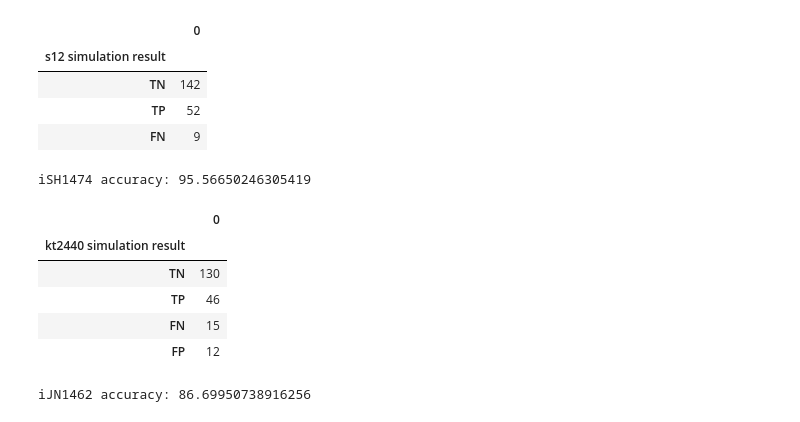
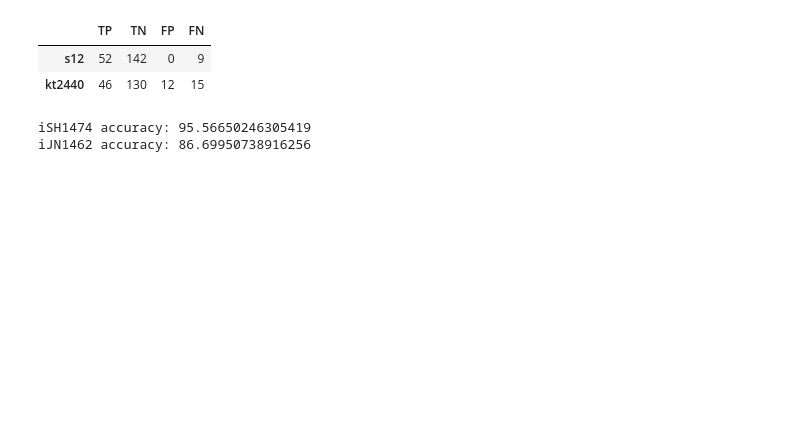
Before and after one commit to sybirg/S12_gem, a Jupyter notebook: Figure 4A: PM simulation/PM simulation.ipynb, the cells around one changed output. Drawn from its saved outputs; the diff is of its cells as text; code cells hidden in the pictures; blank space fills up the shorter version.

```diff
--- a/Figure 4A: PM simulation/PM simulation.ipynb
+++ b/Figure 4A: PM simulation/PM simulation.ipynb
@@ -88,22 +87,25 @@ for gem in ['s12','kt2440']:
     model = globals()[gem]
     simulation_result = growth_simulation(model)
     pm[gem+' simulation result'] = simulation_result
-
-display(pd.DataFrame(pm[['s12 simulation result']].value_counts()))
-print('iSH1474 accuracy:',(pm[['s12 simulation result']].value_counts().TP + pm[['s12 simulation result']].value_counts().TN)/203 * 100)
-display(pd.DataFrame(pm[['kt2440 simulation result']].value_counts()))
-print('iJN1462 accuracy:',(pm[['kt2440 simulation result']].value_counts().TP + pm[['kt2440 simulation result']].value_counts().TN)/203 * 100)
-# %% [output]
-|  | 0 |
-| s12 simulation result |  |
-| TN | 142 |
-| TP | 52 |
-| FN | 9 |
-iSH1474 accuracy: 95.56650246305419
-|  | 0 |
-| kt2440 simulation result |  |
-| TN | 130 |
-| TP | 46 |
-| FN | 15 |
-| FP | 12 |
-iJN1462 accuracy: 86.69950738916256
+# %%
+data = {'TP':[],'TN':[],'FP':[],'FN':[]}
+
+data['TP'].append(pm['s12 simulation result'].to_list().count('TP'))
+data['TN'].append(pm['s12 simulation result'].to_list().count('TN'))
+data['FP'].append(pm['s12 simulation result'].to_list().count('FP'))
+data['FN'].append(pm['s12 simulation result'].to_list().count('FN'))
+
+data['TP'].append(pm['kt2440 simulation result'].to_list().count('TP'))
+data['TN'].append(pm['kt2440 simulation result'].to_list().count('TN'))
+data['FP'].append(pm['kt2440 simulation result'].to_list().count('FP'))
+data['FN'].append(pm['kt2440 simulation result'].to_list().count('FN'))
+
+display(pd.DataFrame(data,index=['s12','kt2440']))
+print('iSH1474 accuracy:',(pm[['s12 simulation result']].value_counts().TP + pm[['s12 simulation result']].value_counts().TN)/203 * 100)
+print('iJN1462 accuracy:',(pm[['kt2440 simulation result']].value_counts().TP + pm[['kt2440 simulation result']].value_counts().TN)/203 * 100)
+# %% [output]
+|  | TP | TN | FP | FN |
+| s12 | 52 | 142 | 0 | 9 |
+| kt2440 | 46 | 130 | 12 | 15 |
+iSH1474 accuracy: 95.56650246305419
+iJN1462 accuracy: 86.69950738916256
```
Also changed, not shown: parts of 2 cells of this notebook.
